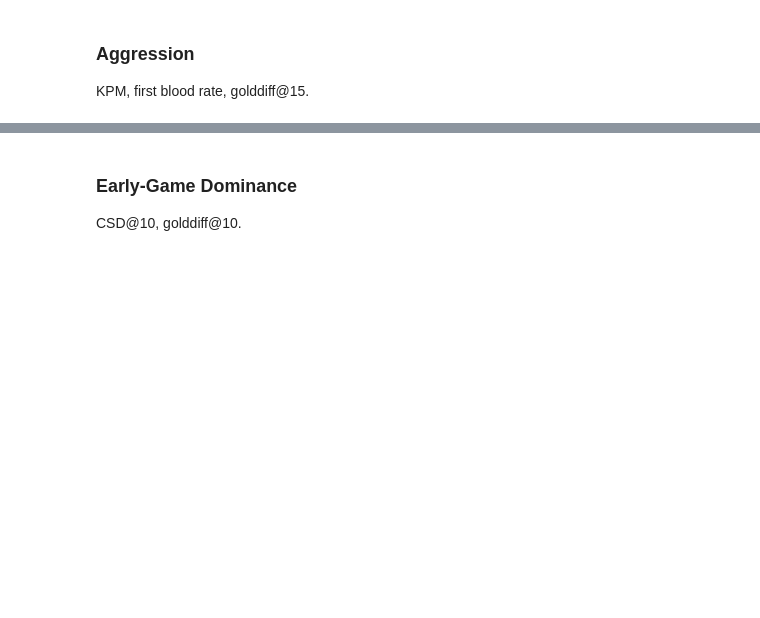
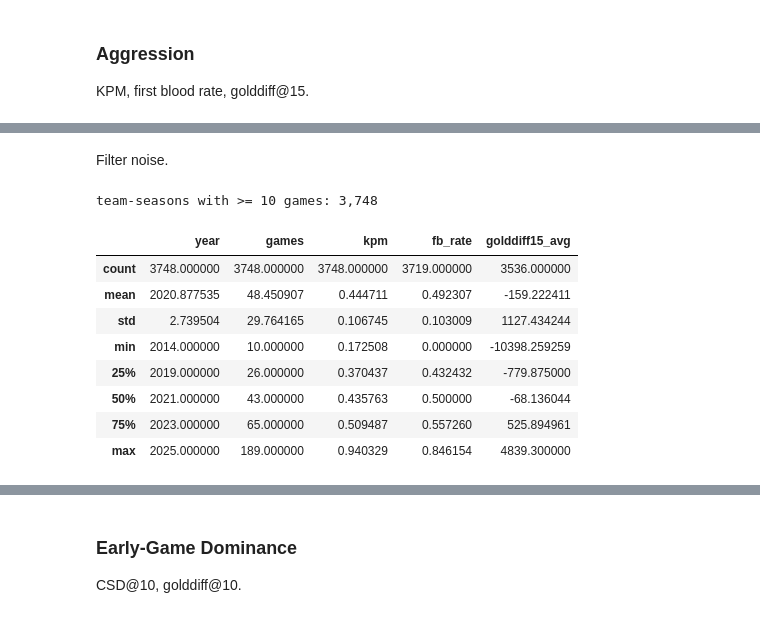
Before and after one commit to LUNARKN1GHT/lol_esports, a Jupyter notebook: lol_esports.ipynb, the cells around one changed output, grey strips where cells are left out. Cells and saved outputs as stored; diff of their text form; code cells hidden in the pictures; blank space fills up the shorter version.

```diff
--- a/lol_esports.ipynb
+++ b/lol_esports.ipynb
@@ -540,0 +556,18 @@ KPM, first blood rate, golddiff@15.
+# %% [markdown]
+Filter noise.
+# %%
+# 只看至少打过 10 场的 team-season（小样本噪声大）
+filt = agg_df[agg_df["games"] >= 10]
+print(f"team-seasons with >= 10 games: {len(filt):,}")
+filt.describe()
+# %% [output]
+team-seasons with >= 10 games: 3,748
+|  | year | games | kpm | fb_rate | golddiff15_avg |
+| count | 3748.000000 | 3748.000000 | 3748.000000 | 3719.000000 | 3536.000000 |
+| mean | 2020.877535 | 48.450907 | 0.444711 | 0.492307 | -159.222411 |
+| std | 2.739504 | 29.764165 | 0.106745 | 0.103009 | 1127.434244 |
+| min | 2014.000000 | 10.000000 | 0.172508 | 0.000000 | -10398.259259 |
+| 25% | 2019.000000 | 26.000000 | 0.370437 | 0.432432 | -779.875000 |
+| 50% | 2021.000000 | 43.000000 | 0.435763 | 0.500000 | -68.136044 |
+| 75% | 2023.000000 | 65.000000 | 0.509487 | 0.557260 | 525.894961 |
+| max | 2025.000000 | 189.000000 | 0.940329 | 0.846154 | 4839.300000 |
```
Also changed, not shown: parts of 5 cells of this notebook, 2 other files.
